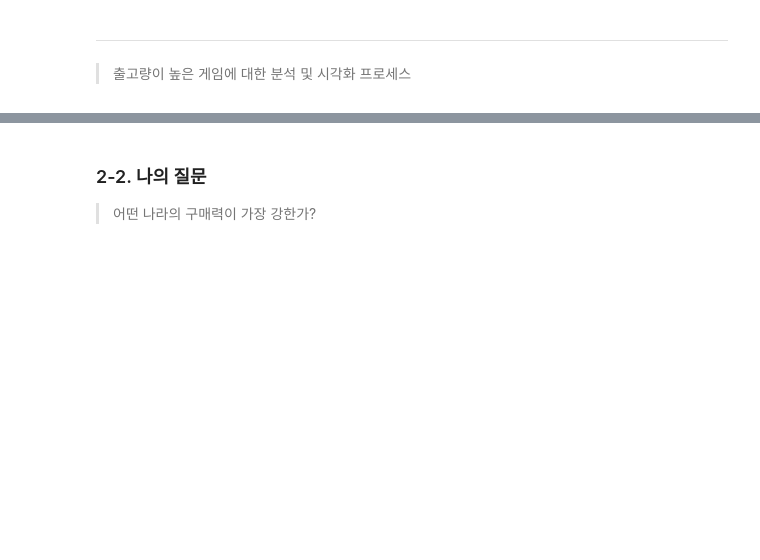
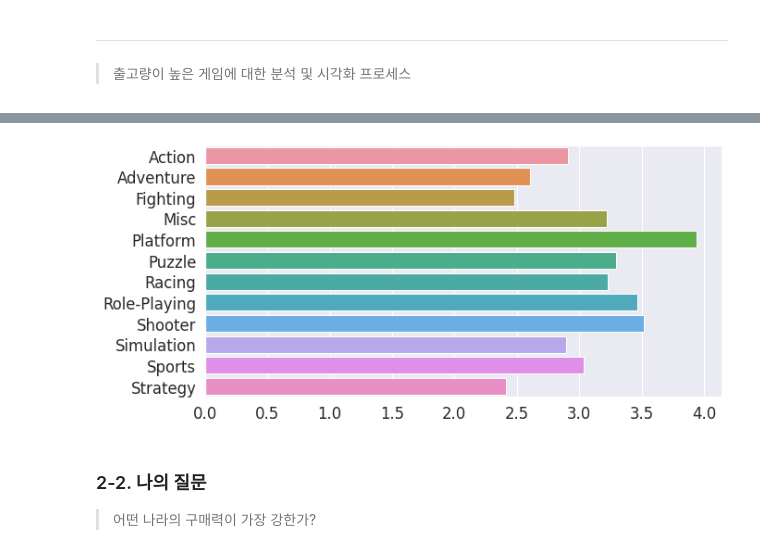
Before and after one commit to IlTACK-OH/Section1_project, a Jupyter notebook: Section1_project.ipynb, the cells around one changed output, grey strips where cells are left out. Cells and saved outputs as stored; diff of their text form; code cells hidden in the pictures; blank space fills up the shorter version.

```diff
--- a/Section1_project.ipynb
+++ b/Section1_project.ipynb
@@ -805,3 +876,10 @@ Name: Sales, dtype: float64
+# %%
+Sale_per=best.groupby('Genre').Sales.sum()/best.Genre.value_counts()
+plt.figure(figsize=([10,5]))
+sns.barplot(x=Sale_per,y=Sale_per.index)
+plt.show()
+# %% [output]
+[figure, added]
 # %% [markdown]
 ### 2-2. 나의 질문
 > 어떤 나라의 구매력이 가장 강한가?
```
Also changed, not shown: parts of 33 cells of this notebook.
